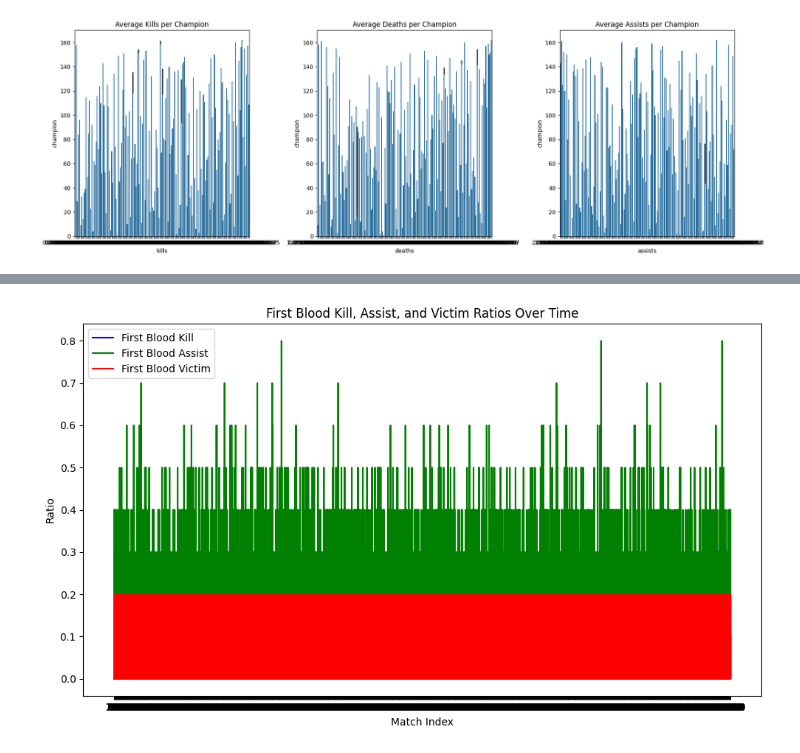
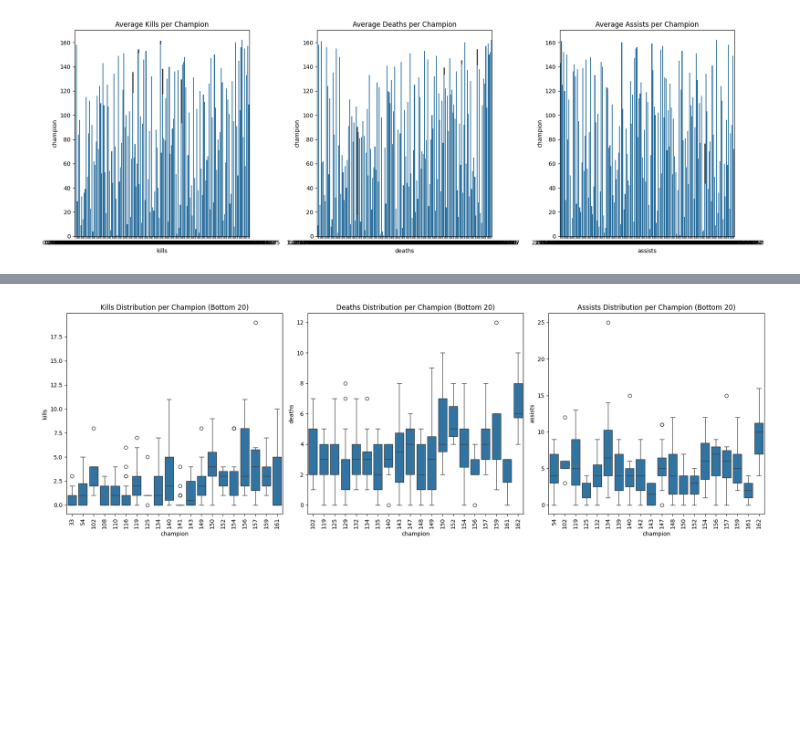
Before and after one commit to parksh5295/2024_Introduction-of-Machine-Learning, a Jupyter notebook: Visualization.ipynb, the cells around one changed output, grey strips where cells are left out. Cells and saved outputs as stored; diff of their text form; code cells hidden in the pictures; blank space fills up the shorter version.

```diff
--- a/Visualization.ipynb
+++ b/Visualization.ipynb
@@ -83,24 +99,36 @@ plt.show()
-# %%
-# 인덱스에 표시할 값의 간격을 줄여주기 위해 특정 간격을 선택합니다.
-interval = 100  # 10번째마다 표시하도록 설정
-
-plt.figure(figsize=(10, 6))
-
-# 각 변수에 대한 꺾은선 그래프를 겹쳐서 그림
-plt.plot(league_data.index, league_data['firstbloodkill_ratio'], label='First Blood Kill', color='blue')
-plt.plot(league_data.index, league_data['firstbloodassist_ratio'], label='First Blood Assist', color='green')
-plt.plot(league_data.index, league_data['firstbloodvictim_ratio'], label='First Blood Victim', color='red')
-
-# x축의 레이블을 특정 간격으로만 표시
-plt.xticks(league_data.index[::interval])  # 10번째 인덱스마다 표시
-
-# 그래프에 제목, 레이블 등을 추가
-plt.title('First Blood Kill, Assist, and Victim Ratios Over Time')
-plt.xlabel('Match Index')
-plt.ylabel('Ratio')
-plt.legend()
-
-plt.tight_layout()
-plt.show()
-# %% [output]
-[figure, removed]
+# %%
+import seaborn as sns
+import matplotlib.pyplot as plt
+
+# 킬, 데스, 어시스트 각각에 대해 하위 20개 챔피언을 선택
+bottom_kills_champions = league_data.groupby('champion').agg({'kills': 'sum'}).sort_values('kills', ascending=True).head(20)
+bottom_deaths_champions = league_data.groupby('champion').agg({'deaths': 'sum'}).sort_values('deaths', ascending=True).head(20)
+bottom_assists_champions = league_data.groupby('champion').agg({'assists': 'sum'}).sort_values('assists', ascending=True).head(20)
+
+# 각각의 지표에 대해 하위 20개 챔피언의 데이터만 필터링
+filtered_kills_data = league_data[league_data['champion'].isin(bottom_kills_champions.index)]
+filtered_deaths_data = league_data[league_data['champion'].isin(bottom_deaths_champions.index)]
+filtered_assists_data = league_data[league_data['champion'].isin(bottom_assists_champions.index)]
+
+# 박스 플롯을 그릴 준비
+fig, axes = plt.subplots(1, 3, figsize=(18, 6))
+
+# 'kills' 박스 플롯
+sns.boxplot(x='champion', y='kills', data=filtered_kills_data, ax=axes[0])
+axes[0].set_title('Kills Distribution per Champion (Bottom 20)')
+axes[0].tick_params(axis='x', rotation=90)  # x축 레이블 90도 회전
+
+# 'deaths' 박스 플롯
+sns.boxplot(x='champion', y='deaths', data=filtered_deaths_data, ax=axes[1])
+axes[1].set_title('Deaths Distribution per Champion (Bottom 20)')
+axes[1].tick_params(axis='x', rotation=90)  # x축 레이블 90도 회전
+
+# 'assists' 박스 플롯
+sns.boxplot(x='champion', y='assists', data=filtered_assists_data, ax=axes[2])
+axes[2].set_title('Assists Distribution per Champion (Bottom 20)')
+axes[2].tick_params(axis='x', rotation=90)  # x축 레이블 90도 회전
+
+plt.tight_layout()
+plt.show()
+# %% [output]
+[figure, added]
```
Also changed, not shown: parts of 2 cells of this notebook.
